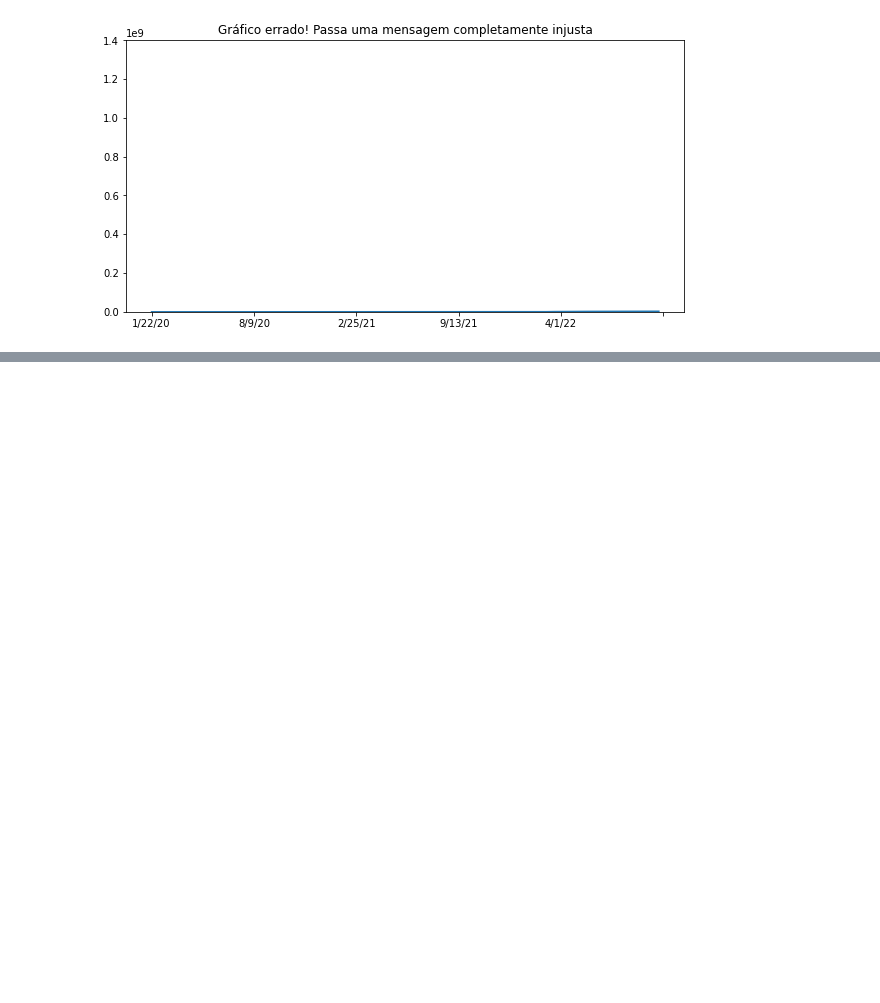
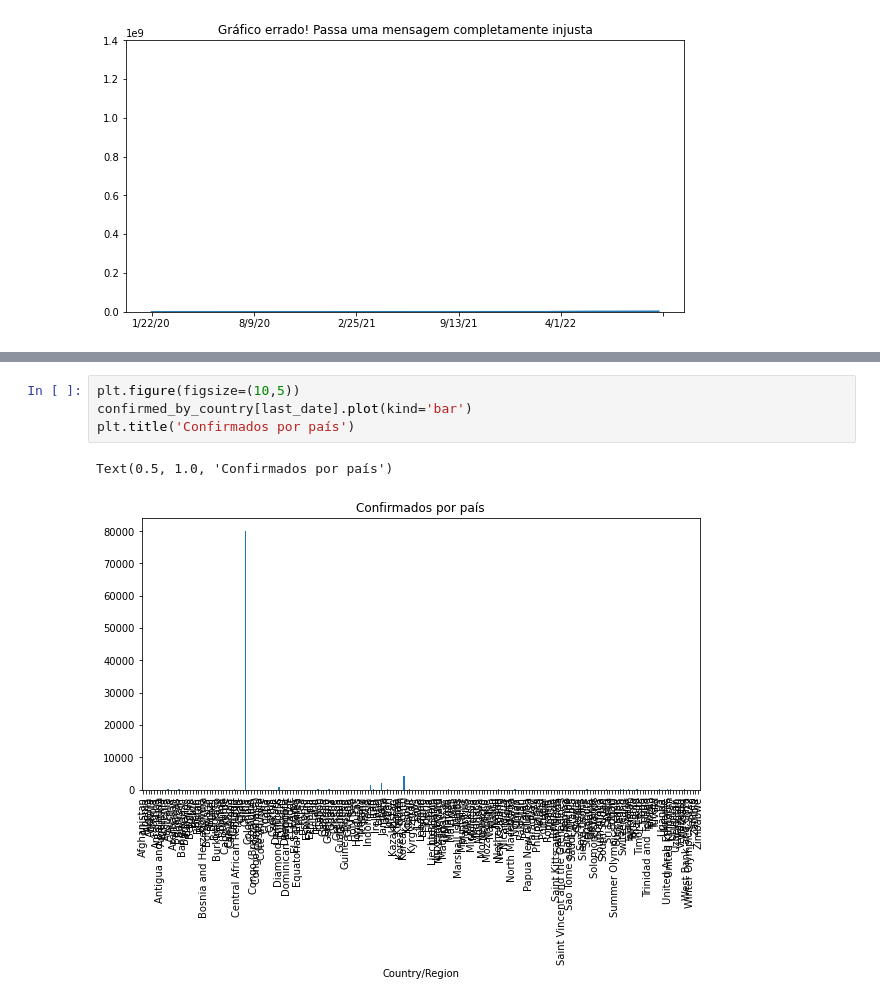
Before and after one commit to Gleis0nLemos/Data-Science-e-Sa-de, a Jupyter notebook: Data_Science_e_Saude.ipynb, the cells around one changed output, grey strips where cells are left out. Cells and saved outputs as stored; diff of their text form; blank space fills up the shorter version.

```diff
--- a/Data_Science_e_Saude.ipynb
+++ b/Data_Science_e_Saude.ipynb
@@ -232,0 +267,7 @@ plt.show()
+# %%
+plt.figure(figsize=(10,5))
+confirmed_by_country[last_date].plot(kind='bar')
+plt.title('Confirmados por país')
+# %% [output]
+Text(0.5, 1.0, 'Confirmados por país')
+[figure, added]
```
Also changed, not shown: parts of 7 cells of this notebook, 1 other file.
